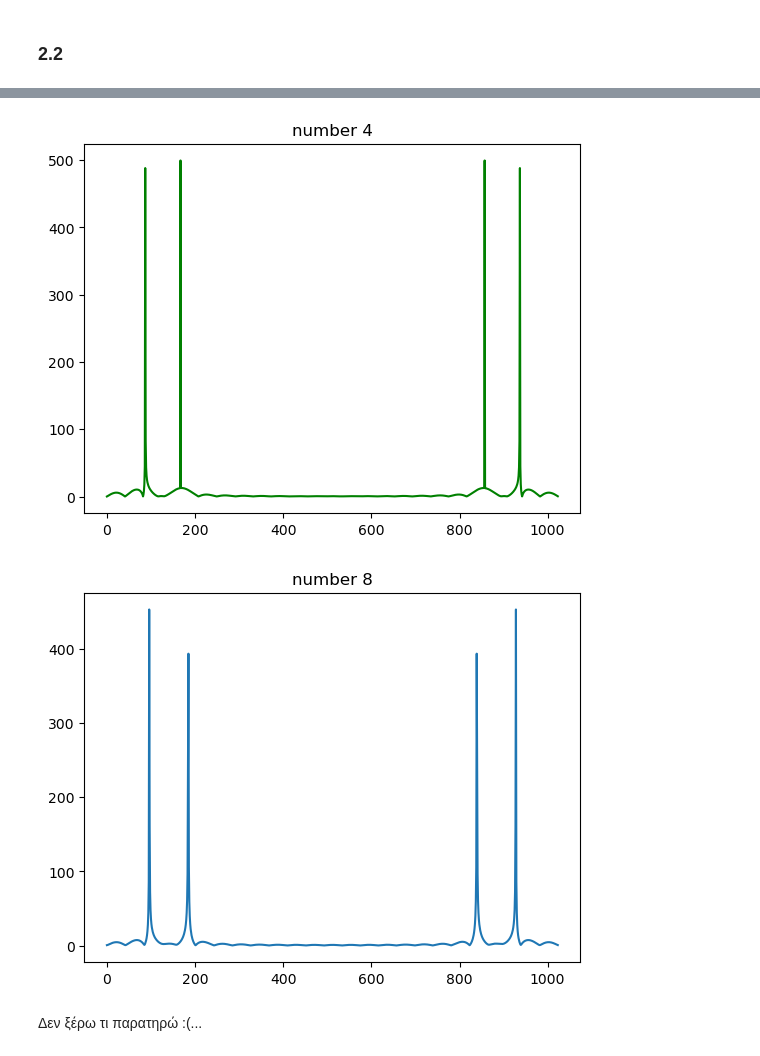
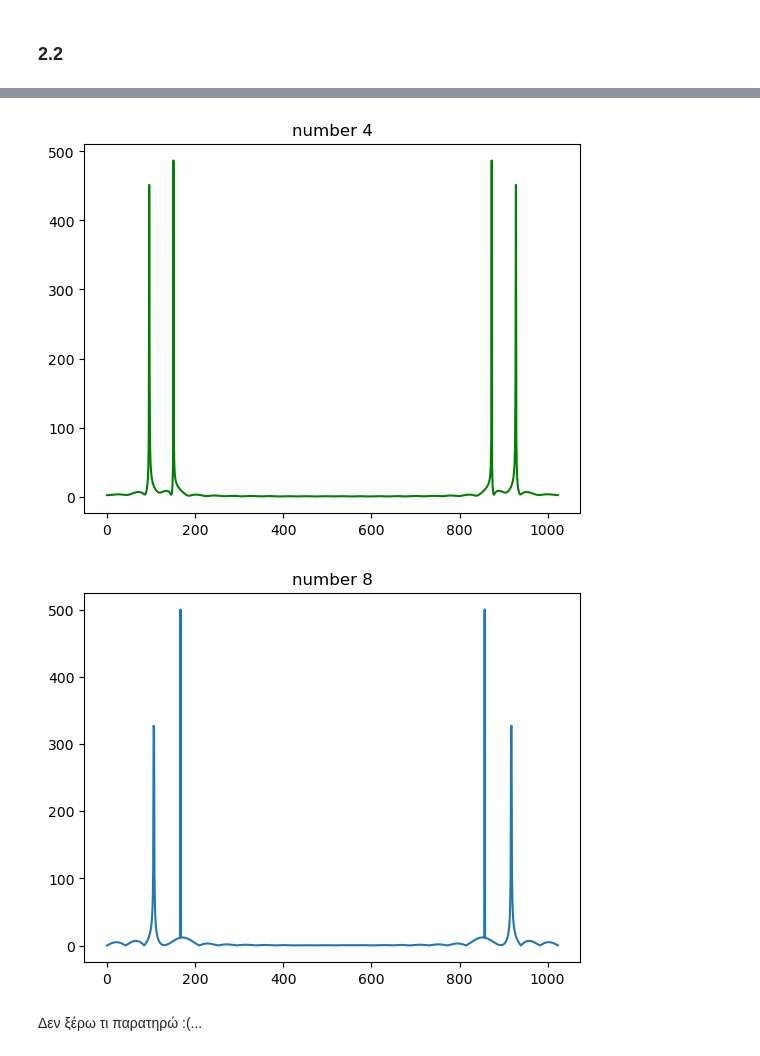
Before and after one commit to ElGreKost/DSP-Lab-Suite, a Jupyter notebook: Digital-Signal-Processing/dsp_project1/dsp_lab1_code.ipynb, the cells around one changed output, grey strips where cells are left out. Cells and saved outputs as stored; diff of their text form; code cells hidden in the pictures.

```diff
--- a/Digital-Signal-Processing/dsp_project1/dsp_lab1_code.ipynb
+++ b/Digital-Signal-Processing/dsp_project1/dsp_lab1_code.ipynb
@@ -258,26 +258,23 @@ plt.show()
 # %%
 from IPython.display import Audio
 from numpy import sin, cos
+
 # Table of frequencies:
 L = 1000
 Row_freq = [0.5346, 0.5906, 0.6535, 0.7217]
 Col_freq = [0.9273, 1.0247, 1.1328]
 btn_sounds = {"1": [sin(Row_freq[0] * n) + sin(Col_freq[0] * n) for n in range(L)],
-             "2": [sin(Row_freq[1] * n) + sin(Col_freq[0] * n) for n in range(L)],
-             "3": [sin(Row_freq[2] * n) + sin(Col_freq[0] * n) for n in range(L)],
-             "4": [sin(Row_freq[0] * n) + sin(Col_freq[1] * n) for n in range(L)],
-             "5": [sin(Row_freq[1] * n) + sin(Col_freq[1] * n) for n in range(L)],
-             "6": [sin(Row_freq[2] * n) + sin(Col_freq[1] * n) for n in range(L)],
-             "7": [sin(Row_freq[0] * n) + sin(Col_freq[2] * n) for n in range(L)],
-             "8": [sin(Row_freq[1] * n) + sin(Col_freq[2] * n) for n in range(L)],
-             "9": [sin(Row_freq[2] * n) + sin(Col_freq[2] * n) for n in range(L)],
-             "0": [sin(Row_freq[3] * n) + sin(Col_freq[1] * n) for n in range(L)]
+              "2": [sin(Row_freq[0] * n) + sin(Col_freq[1] * n) for n in range(L)],
+              "3": [sin(Row_freq[0] * n) + sin(Col_freq[2] * n) for n in range(L)],
+              "4": [sin(Row_freq[1] * n) + sin(Col_freq[0] * n) for n in range(L)],
+              "5": [sin(Row_freq[1] * n) + sin(Col_freq[1] * n) for n in range(L)],
+              "6": [sin(Row_freq[1] * n) + sin(Col_freq[2] * n) for n in range(L)],
+              "7": [sin(Row_freq[2] * n) + sin(Col_freq[0] * n) for n in range(L)],
+              "8": [sin(Row_freq[2] * n) + sin(Col_freq[1] * n) for n in range(L)],
+              "9": [sin(Row_freq[2] * n) + sin(Col_freq[2] * n) for n in range(L)],
+              "0": [sin(Row_freq[3] * n) + sin(Col_freq[1] * n) for n in range(L)]
               }
 
-# extend the signals of each btn to reach 1024 for even faster dft
-for btn, sound_signal in btn_sounds.items():
-    sound_signal.extend([0] * 24)
-
 display(Audio(btn_sounds["6"], rate=44100))
 # %% [output]
 [interactive output not drawn]
@@ -286,27 +283,29 @@ display(Audio(btn_sounds["6"], rate=44100))
 # %%
 btn_dfts = {}
 
 # Compute the FFT of each sound signal and add it to the btn_dft dictionary
 for btn, sound_signal in btn_sounds.items():
-    btn_dfts[btn] = np.abs(np.fft.fft(sound_signal))
+    sound_signal_padded = np.copy(sound_signal)
+    sound_signal_padded = np.pad(sound_signal_padded, (0, 24), mode='constant', constant_values=0)
+    btn_dfts[btn] = np.abs(np.fft.fft(sound_signal_padded))
 
 # todo Να τα βάλω να βγαίνουν στην σειρά
 
 plt.figure()
 plt.plot(btn_dfts["1"], color='r')
 plt.title('number 1')
 plt.figure()
 plt.plot(btn_dfts["4"], color='g')
 plt.title('number 4')
 plt.figure()
 plt.plot(btn_dfts["8"])
 plt.title('number 8')
 
 plt.show()
 # %% [output]
 [figure]
-[figure, old version]
+[figure, new version]
-[figure, old version]
+[figure, new version]
 # %% [markdown]
 Δεν ξέρω τι παρατηρώ :(...
 # %% [markdown]
```
Also changed, not shown: parts of 16 cells of this notebook, 1 other file.
